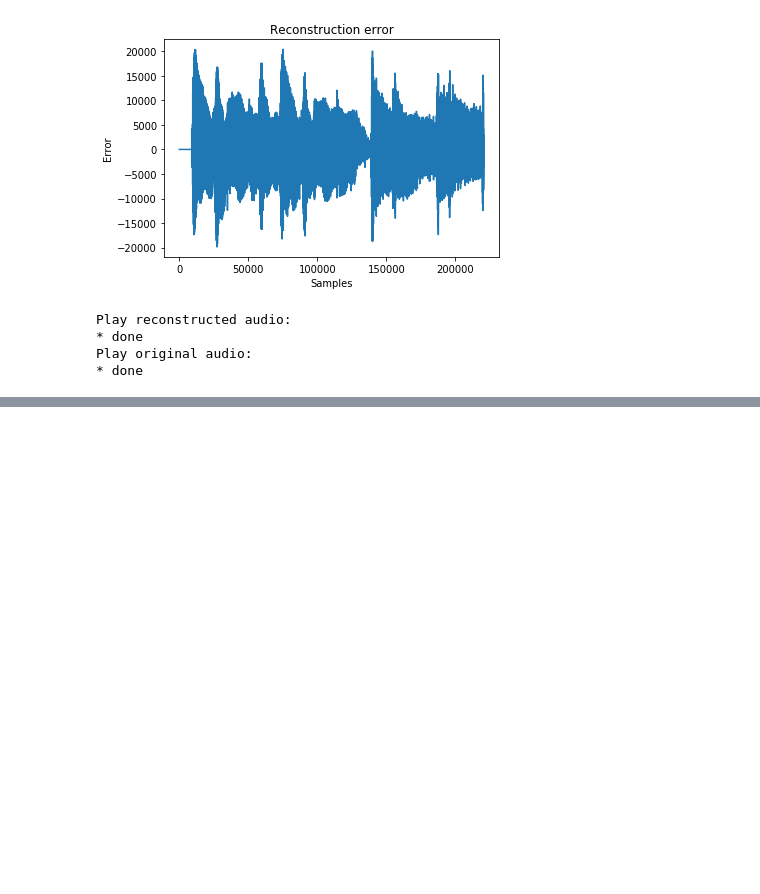
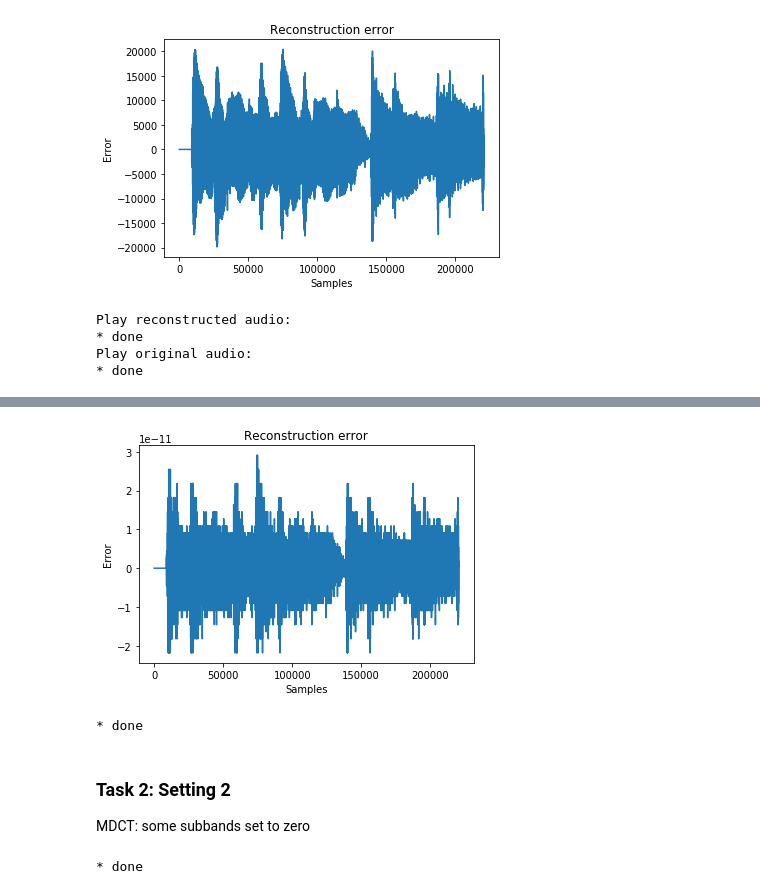
Before and after one commit to jole6826/MRSP, a Jupyter notebook: MRSP_sem5.ipynb, the cells around one changed output, grey strips where cells are left out. Drawn from its saved outputs; the diff is of its cells as text; code cells hidden in the pictures; blank space fills up the shorter version.

```diff
--- a/MRSP_sem5.ipynb
+++ b/MRSP_sem5.ipynb
@@ -246,0 +303,6 @@ print(Dp)
+# %%
+zeropad_audio = np.zeros(int(np.ceil(len(audio)/nSubbands) * nSubbands))
+zeropad_audio[:len(audio)] = audio
+
+xp = x2polyphase(zeropad_audio,nSubbands)
+yp=polmatmult(xp,H_MDCT)
@@ -246,0 +342,18 @@ print(Dp)
+# %%
+recon_mdct = xrek[0]
+
+plt.plot(recon_mdct[nSubbands:-8] - zeropad_audio)
+plt.title('Reconstruction error')
+plt.xlabel('Samples')
+plt.ylabel('Error')
+plt.show()
+# %% [output]
+[figure, added]
+# %%
+sound.sound(recon_mdct, fs)
+# %% [output]
+* done
+# %% [markdown]
+### Task 2: Setting 2
+
+MDCT: some subbands set to zero
@@ -246,0 +370,4 @@ print(Dp)
+# %%
+sound.sound(recon_mdct0, fs)
+# %% [output]
+* done
```
Also changed, not shown: parts of 13 cells of this notebook.
